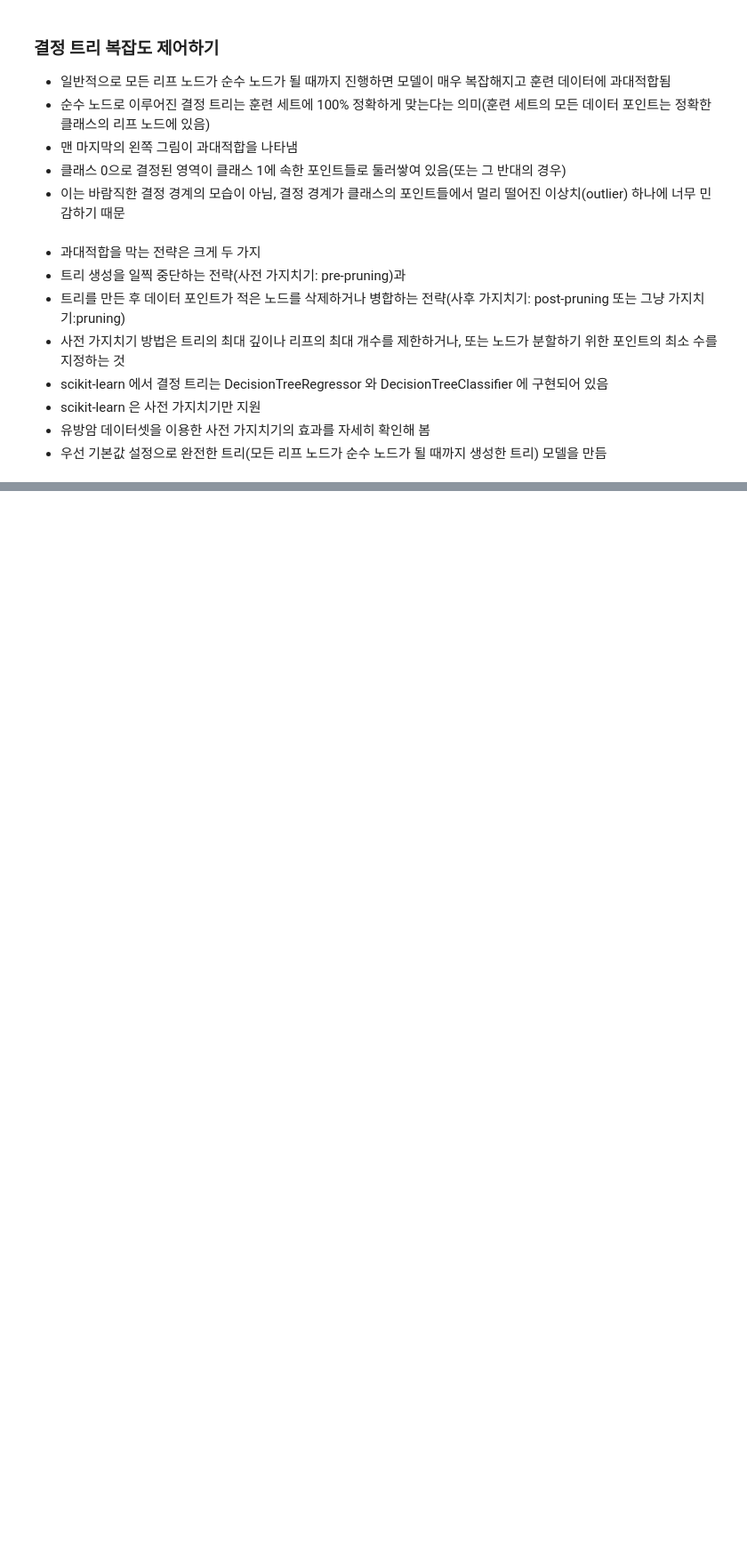
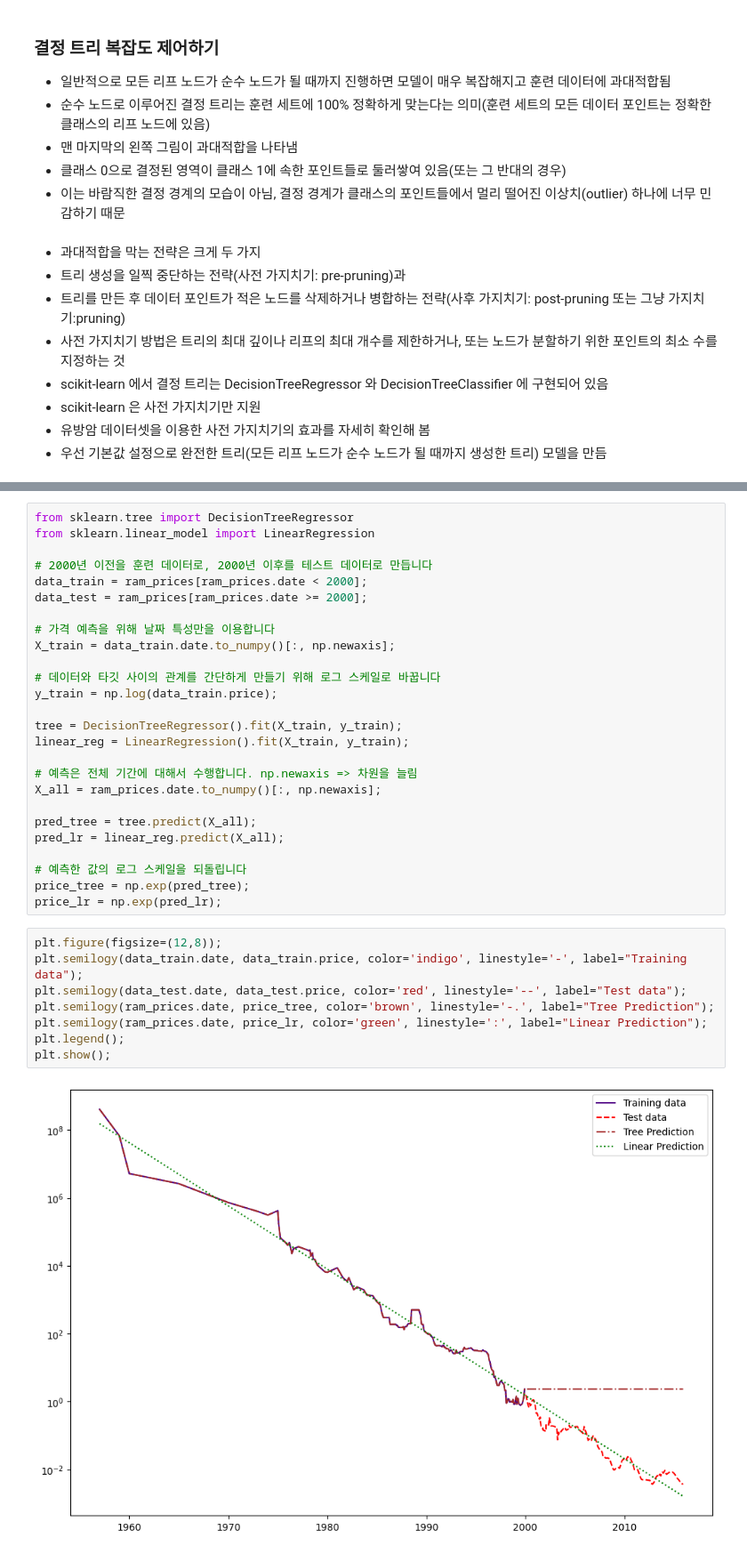
Before and after one commit to YuumiNam/Jupyter, a Jupyter notebook: ml/Chap04.ipynb, the cells around one changed output, grey strips where cells are left out. Shown: that part at 89% size. Drawn from its saved outputs; the diff is of its cells as text; blank space fills up the shorter version.

```diff
--- a/ml/Chap04.ipynb
+++ b/ml/Chap04.ipynb
@@ -51,0 +183,36 @@ mglearn.plots.plot_tree_progressive();
+# %%
+from sklearn.tree import DecisionTreeRegressor
+from sklearn.linear_model import LinearRegression
+
+# 2000년 이전을 훈련 데이터로, 2000년 이후를 테스트 데이터로 만듭니다
+data_train = ram_prices[ram_prices.date < 2000];
+data_test = ram_prices[ram_prices.date >= 2000];
+
+# 가격 예측을 위해 날짜 특성만을 이용합니다
+X_train = data_train.date.to_numpy()[:, np.newaxis];
+
+# 데이터와 타깃 사이의 관계를 간단하게 만들기 위해 로그 스케일로 바꿉니다
+y_train = np.log(data_train.price);
+
+tree = DecisionTreeRegressor().fit(X_train, y_train);
+linear_reg = LinearRegression().fit(X_train, y_train);
+
+# 예측은 전체 기간에 대해서 수행합니다. np.newaxis => 차원을 늘림
+X_all = ram_prices.date.to_numpy()[:, np.newaxis];
+
+pred_tree = tree.predict(X_all);
+pred_lr = linear_reg.predict(X_all);
+
+# 예측한 값의 로그 스케일을 되돌립니다
+price_tree = np.exp(pred_tree);
+price_lr = np.exp(pred_lr);
+# %%
+plt.figure(figsize=(12,8));
+plt.semilogy(data_train.date, data_train.price, color='indigo', linestyle='-', label="Training data");
+plt.semilogy(data_test.date, data_test.price, color='red', linestyle='--', label="Test data");
+plt.semilogy(ram_prices.date, price_tree, color='brown', linestyle='-.', label="Tree Prediction");
+plt.semilogy(ram_prices.date, price_lr, color='green', linestyle=':', label="Linear Prediction");
+plt.legend();
+plt.show();
+# %% [output]
+[figure, added]
```
Also changed, not shown: parts of 17 cells of this notebook, 3 other files.
